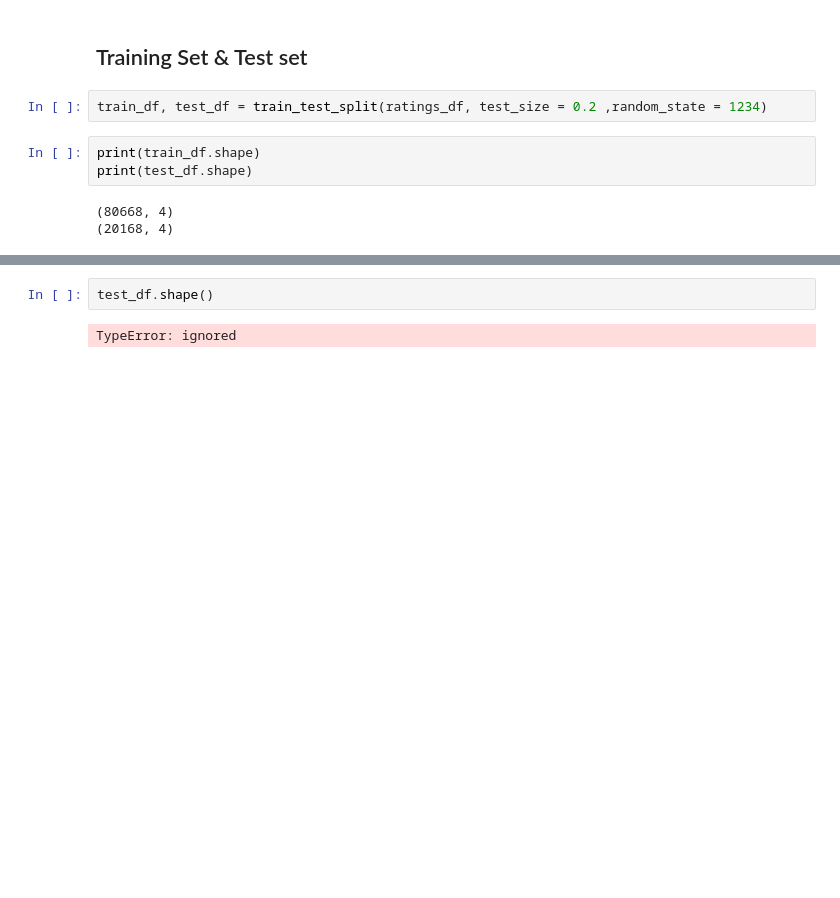
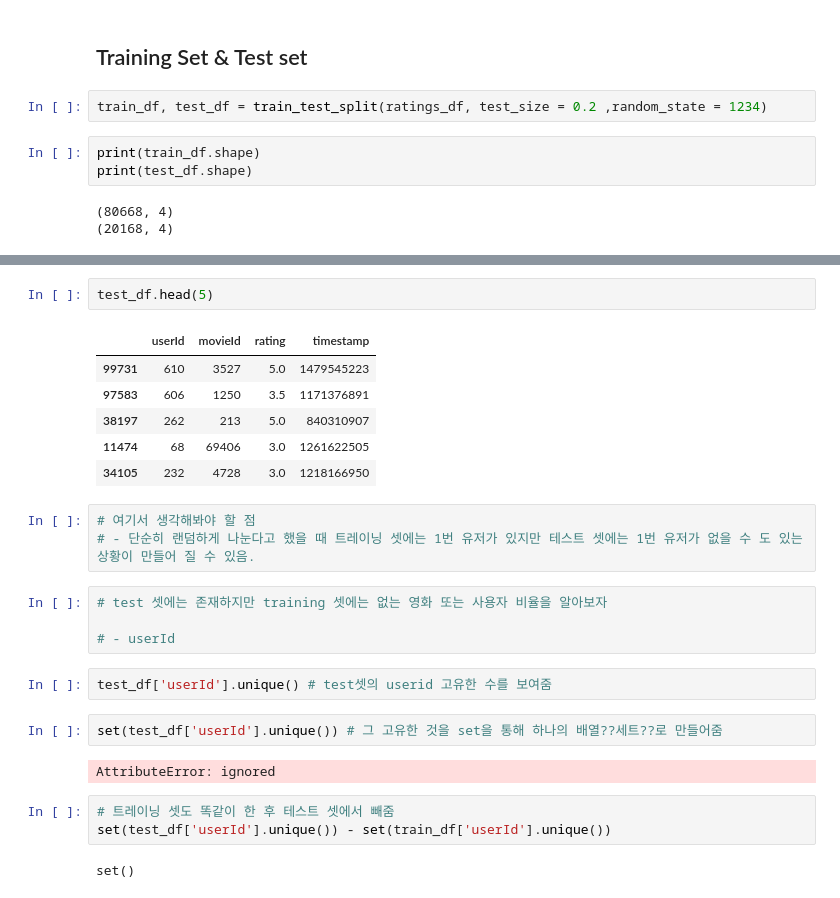
Before and after one commit to Vaycold/Vaycold, a Jupyter notebook: Recommend_Algorithm/간단한 추천시스템 만들기.ipynb, the cells around one changed output, grey strips where cells are left out. Drawn from its saved outputs; the diff is of its cells as text; blank space fills up the shorter version.

```diff
--- a/Recommend_Algorithm/간단한 추천시스템 만들기.ipynb
+++ b/Recommend_Algorithm/간단한 추천시스템 만들기.ipynb
@@ -208,7 +217,30 @@ train_df.head()
 | 77204 | 482 | 8958 | 4.0 | 1105397126 |
 | 93367 | 599 | 2322 | 2.5 | 1498515283 |
 | 90892 | 590 | 2959 | 3.5 | 1258416553 |
-# %%
-test_df.shape()
-# %% [output]
-TypeError: ignored
+# %%
+test_df.head(5)
+# %% [output]
+|  | userId | movieId | rating | timestamp |
+| 99731 | 610 | 3527 | 5.0 | 1479545223 |
+| 97583 | 606 | 1250 | 3.5 | 1171376891 |
+| 38197 | 262 | 213 | 5.0 | 840310907 |
+| 11474 | 68 | 69406 | 3.0 | 1261622505 |
+| 34105 | 232 | 4728 | 3.0 | 1218166950 |
+# %%
+# 여기서 생각해봐야 할 점
+# - 단순히 랜덤하게 나눈다고 했을 때 트레이닝 셋에는 1번 유저가 있지만 테스트 셋에는 1번 유저가 없을 수 도 있는 상황이 만들어 질 수 있음.
+# %%
+# test 셋에는 존재하지만 training 셋에는 없는 영화 또는 사용자 비율을 알아보자
+
+# - userId
+# %%
+test_df['userId'].unique() # test셋의 userid 고유한 수를 보여줌
+# %%
+set(test_df['userId'].unique()) # 그 고유한 것을 set을 통해 하나의 배열??세트??로 만들어줌
+# %% [output]
+AttributeError: ignored
+# %%
+# 트레이닝 셋도 똑같이 한 후 테스트 셋에서 빼줌
+set(test_df['userId'].unique()) - set(train_df['userId'].unique())
+# %% [output]
+set()
```
Also changed, not shown: parts of 14 cells of this notebook.
